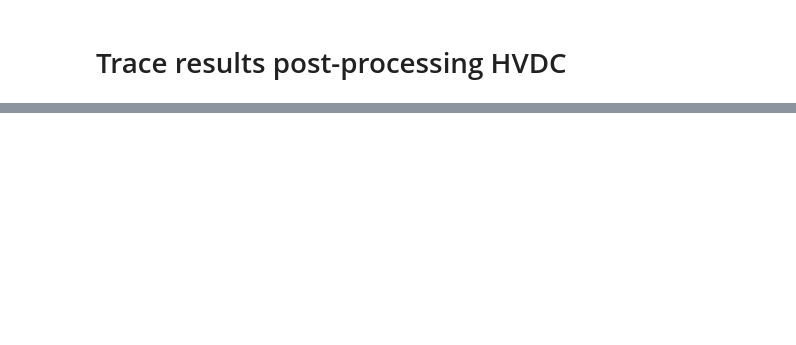
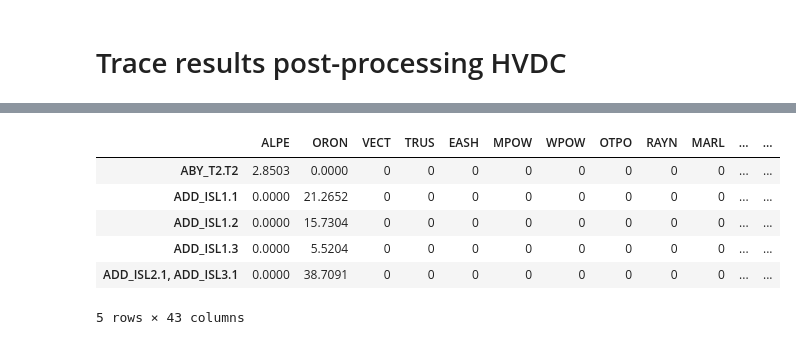
Before and after one commit to ElectricityAuthority/tracing, a Jupyter notebook: trace_post_processing_hvdc.ipynb, the cells around one changed output, grey strips where cells are left out. Saved outputs shown, nothing was run; the diff lists cells and outputs as text; code cells hidden in the pictures; blank space fills up the shorter version.

```diff
--- a/trace_post_processing_hvdc.ipynb
+++ b/trace_post_processing_hvdc.ipynb
@@ -50,3 +30,13 @@ sd_gxp
+# %%
+td_elb.head()
+# %% [output]
+|  | ALPE | ORON | VECT | TRUS | EASH | MPOW | WPOW | OTPO | RAYN | MARL | ... | ... |
+| ABY_T2.T2 | 2.8503 | 0.0000 | 0 | 0 | 0 | 0 | 0 | 0 | 0 | 0 | ... | ... |
+| ADD_ISL1.1 | 0.0000 | 21.2652 | 0 | 0 | 0 | 0 | 0 | 0 | 0 | 0 | ... | ... |
+| ADD_ISL1.2 | 0.0000 | 15.7304 | 0 | 0 | 0 | 0 | 0 | 0 | 0 | 0 | ... | ... |
+| ADD_ISL1.3 | 0.0000 | 5.5204 | 0 | 0 | 0 | 0 | 0 | 0 | 0 | 0 | ... | ... |
+| ADD_ISL2.1, ADD_ISL3.1 | 0.0000 | 38.7091 | 0 | 0 | 0 | 0 | 0 | 0 | 0 | 0 | ... | ... |
+5 rows × 43 columns
 # %%
 hvdc_cols = ['BEN_HAY1.1', 'BEN_HAY2.1', 'HAY_BEN1.1', 'HAY_BEN2.1']
 # %%
```
Also changed, not shown: parts of 11 cells of this notebook, 2 other files.
